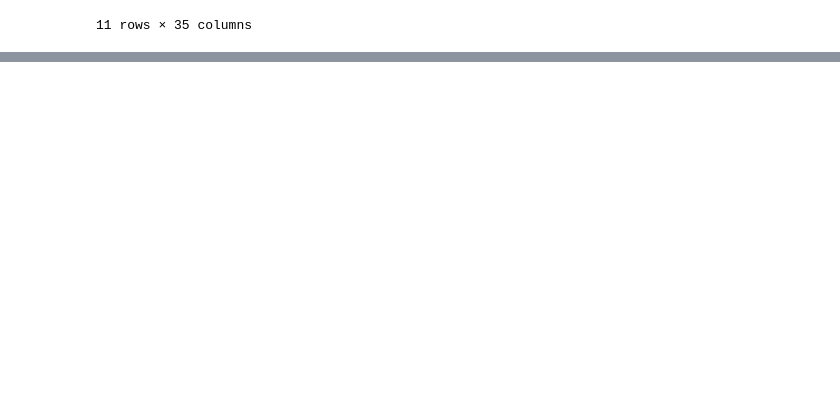
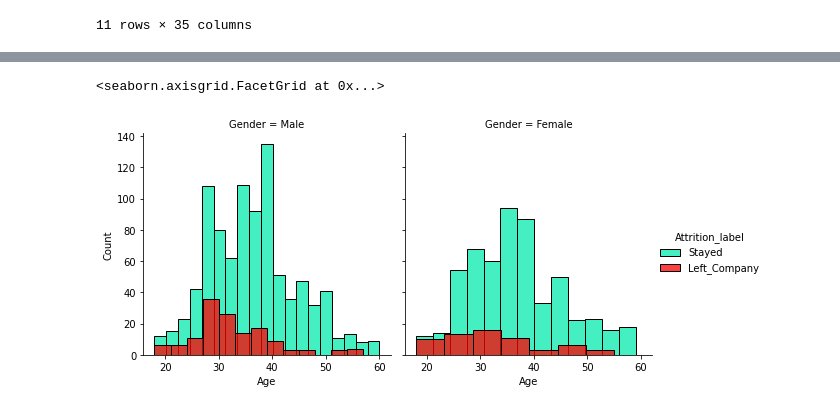
Before and after one commit to poushalimukherjee/kaggle-playground, a Jupyter notebook: season3/episode3/eda-ps-s03e03.ipynb, the cells around one changed output, grey strips where cells are left out. Cells and saved outputs as stored; diff of their text form; code cells hidden in the pictures; blank space fills up the shorter version.

```diff
--- a/season3/episode3/eda-ps-s03e03.ipynb
+++ b/season3/episode3/eda-ps-s03e03.ipynb
@@ -308,0 +244,7 @@ g15.add_legend()
+# %%
+g = sns.FacetGrid(df, col='Gender', hue='Attrition_label', palette=pal, height=4)
+g.map(sns.histplot, "Age")
+g.add_legend()
+# %% [output]
+<seaborn.axisgrid.FacetGrid at 0x...>
+[figure, added]
```
Also changed, not shown: parts of 66 cells of this notebook.
